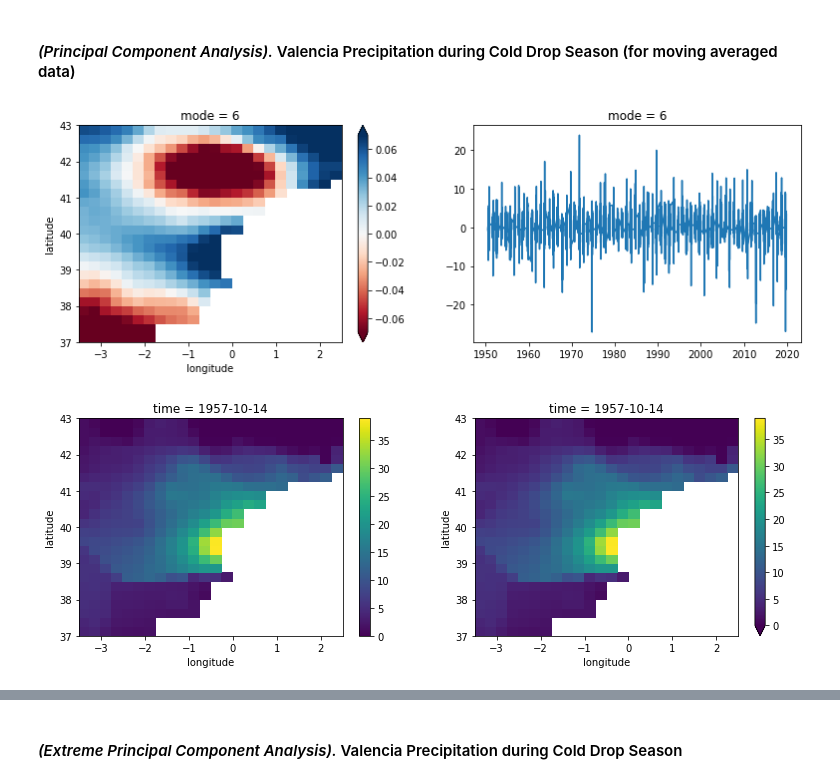
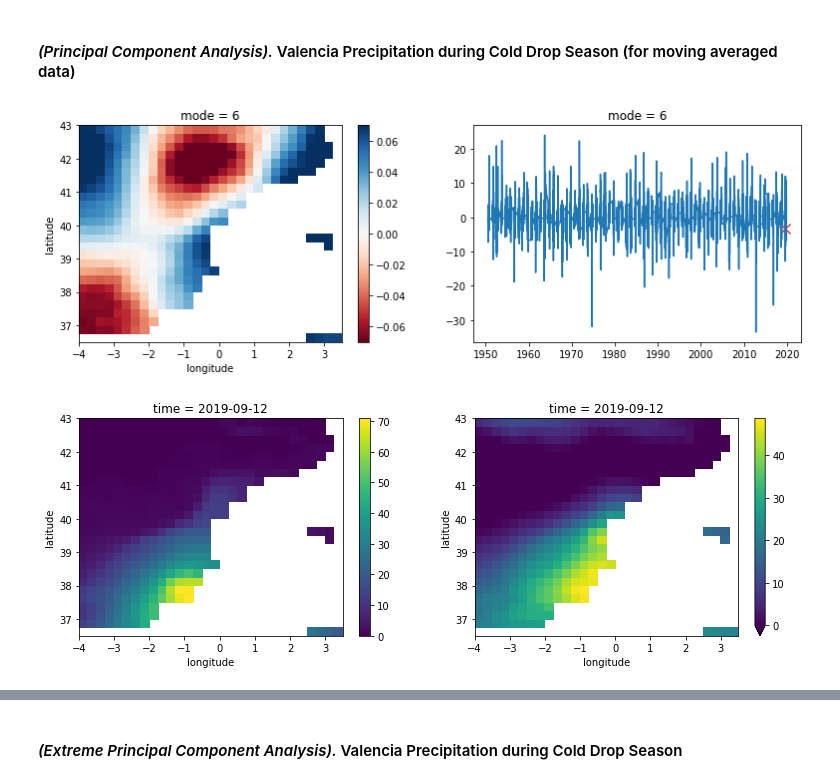
Before and after one commit to mdondv/xpca, a Jupyter notebook: code/xpca.ipynb, the cells around one changed output, grey strips where cells are left out. Cells and saved outputs as stored; diff of their text form; code cells hidden in the pictures.

```diff
--- a/code/xpca.ipynb
+++ b/code/xpca.ipynb
@@ -27,7 +27,7 @@ class PCA:
         return self.X_projected[:, 0:n_X]
 
     def reconstructed(self, n_X):
-        return np.dot(self.X_projected[:, 0:n_X], self.X_eofs[:, 0:n_X].T) * self.sigma[0:n_X] + self.mu[0:n_X]
+        return np.dot(self.X_projected[:, 0:n_X], (self.X_eofs[:, 0:n_X]).T) * self.sigma + self.mu
 
     def explained_var(self):
         return self.eigen_values / np.sum(self.eigen_values)
@@ -700,0 +705,16 @@ da = da.unstack().sortby(['longitude', 'latitude'])
+# %%
+vlc = ds.sel(latitude=slice(36.5, 43), longitude=slice(-4, 4))
+vlc_prcp = vlc.stack(x=('latitude', 'longitude')).rr # other option: vlc_prcp = vlc_prcp.sel(time=vlc.time[vlc.time.dt.month.isin([7, 8, 9, 10, 11])])
+vlc_notnan_idx = vlc_prcp.notnull().all(axis=0)
+vlc_prcp = vlc_prcp[:, vlc_notnan_idx]
+vlc_std_idx = vlc_prcp.std('time') > 1e-8
+vlc_prcp = vlc_prcp[:, vlc_std_idx]
+
+df_vlc = vlc_prcp.to_dataframe()
+obs = pd.DataFrame(df_vlc.droplevel(level=[1,2]).values.reshape(vlc_prcp.time.shape[0], vlc_prcp.x.shape[0]))
+
+dana_id = take_month(np.datetime_as_string(vlc_prcp.time.values, timezone='UTC'), np.array([7, 8, 9, 10, 11]))#
+dana_date = vlc_prcp.time.values[dana_id]
+vlc_data_dana = obs.loc[dana_id, :] # Data corresponding to the Cold Drop season in Spain
+
+vlc_dana_ave = ma(vlc_data_dana.values, k=3) # 3-day moving average
@@ -704,24 +732,25 @@ ax1 = fig.add_subplot(121)
 ax2 = fig.add_subplot(122)
 
 mode = 6
-da.sel(mode=mode, latitude=slice(25, 73), longitude=slice(-30, 45)).plot(ax=ax1, cmap='RdBu', vmin=-0.07, vmax=0.07)
+da.sel(mode=mode).plot(ax=ax1, cmap='RdBu', vmin=-0.07, vmax=0.07, extend='neither')
 ax2.plot(dana_date, vlc_dana_ma_projected[:, mode - 1])
+ax2.scatter(dana_date[10630], vlc_dana_ma_projected[10630, mode - 1], s=100, lw=1.2, c='red', marker='x')
 ax2.set_title('mode = {:}'.format(mode))
 plt.show()
 # %% [output]
-[figure, old version]
+[figure, new version]
 # %%
 xdana_tran = xr.DataArray(vlc_dana_ave, dims=['time', 'x'], coords={'time': dana_date, 'x': vlc_prcp.coords['x']}).unstack()
 
 xrec_alldays = xr.DataArray(vlc_dana_ma_reconstructed, dims=['time', 'x'], coords={'x': vlc_prcp.coords['x'], 'time': vlc.time[vlc.time.dt.month.isin([7, 8, 9, 10, 11])].values})
 xrec_alldays = xrec_alldays.unstack().sortby(['longitude', 'latitude'])
 
 fig = plt.figure(figsize=(13, 4))
 ax1 = fig.add_subplot(121)
 ax2 = fig.add_subplot(122)
 
-xdana_tran.sel(time='1957-10-14').sortby(['latitude', 'longitude']).plot(ax=ax1) # transformed precipitation data
-xrec_alldays.sel(time='1957-10-14').sortby(['latitude', 'longitude']).plot(ax=ax2, vmin=0) # reconstruction of transformed precipitation
+xdana_tran.sel(time='2019-09-12').sortby(['latitude', 'longitude']).plot(ax=ax1) # transformed precipitation data
+xrec_alldays.sel(time='2019-09-12').sortby(['latitude', 'longitude']).plot(ax=ax2, vmin=0) # reconstruction of transformed precipitation
 plt.show()
 # %% [output]
-[figure, old version]
+[figure, new version]
```
Also changed, not shown: parts of 59 cells of this notebook, 30 other files.
